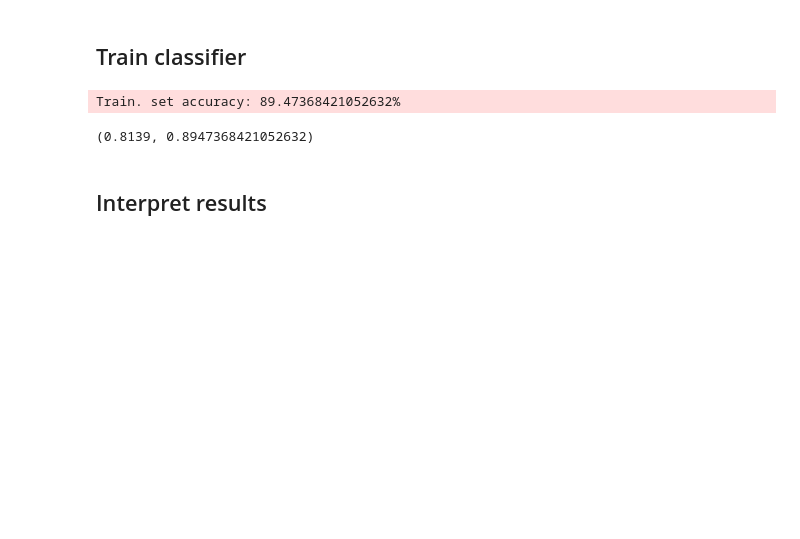
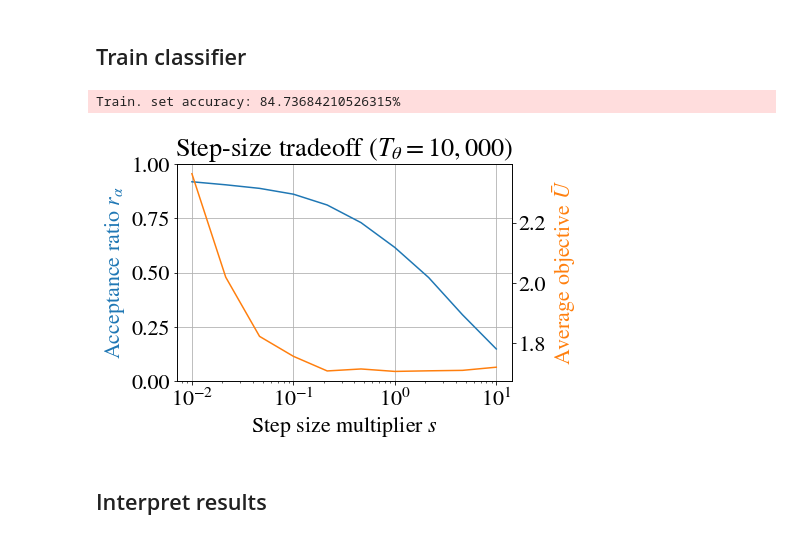
Before and after one commit to LozzaTray/Jormungandr-code, a Jupyter notebook: school-2.ipynb, the cells around one changed output. Cells and saved outputs as stored; diff of their text form; code cells hidden in the pictures; blank space fills up the shorter version.

Commit message:
step-size appendix

```diff
--- a/school-2.ipynb
+++ b/school-2.ipynb
@@ -92,10 +92,39 @@ X_train, Y_train = X[train_indices, :], Y[train_indices, :]
 X_test, Y_test = X[test_indices, :], Y[test_indices, :]
 # %%
 classifier = SoftmaxNeuralNet(layers_size=[D, B], sigma=1)
-classifier.perform_mala(X_train, Y_train, step_scaling=0.2, num_iter=10000, verbose=True)
+acceptance_ratio, final_accuracy = classifier.perform_mala(X_train, Y_train, step_scaling=0.2, num_iter=10000, verbose=True)
 # %% [output]
-Train. set accuracy: 89.47368421052632%
+Train. set accuracy: 84.73684210526315%
-(0.8139, 0.8947368421052632)
+# %%
+T = 10000
+n = 10
+step_sizes = np.logspace(-2, 1, n) # base 10
+acceptance_arr = np.zeros(n)
+loss_arr = np.zeros(n)
+std_arr = np.zeros(n)
+
+for i in range(0, n):
+    temp_classifier = SoftmaxNeuralNet(layers_size=[D, B], sigma=1)
+    acc, _ = temp_classifier.perform_mala(X_train, Y_train, step_scaling=step_sizes[i], num_iter=T)
+    acceptance_arr[i] = acc
+    loss_arr[i], std_arr[i] = temp_classifier.mean_std_normalised_U()
+# %%
+import matplotlib.pyplot as plt
+fig = plt.figure()
+ax = fig.add_subplot(111)
+
+ax.set_title(r"Step-size tradeoff ($T_\theta = 10,000$)")
+ax.plot(step_sizes, acceptance_arr, color="C0")
+ax.set_xscale('log')
+ax.set_ylim((0,1))
+ax.set_ylabel(r"Acceptance ratio $r_\alpha$", color="C0")
+ax.set_xlabel(r"Step size multiplier $s$")
+ax2 = ax.twinx()
+ax2.plot(step_sizes, loss_arr, color="C1")
+ax2.set_ylabel(r"Average objective $\bar{U}$", color="C1")
+ax.grid()
+# %% [output]
+[figure, added]
 # %% [markdown]
 ## Interpret results
 # %% [markdown]
```
Also changed, not shown: parts of 14 cells of this notebook, 1 other file.
